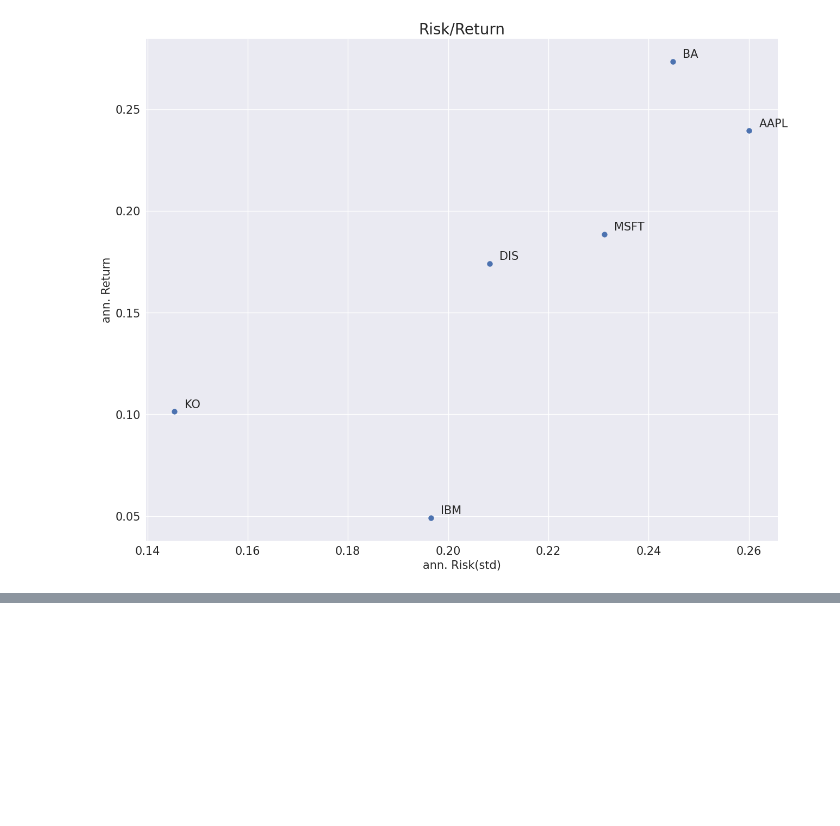
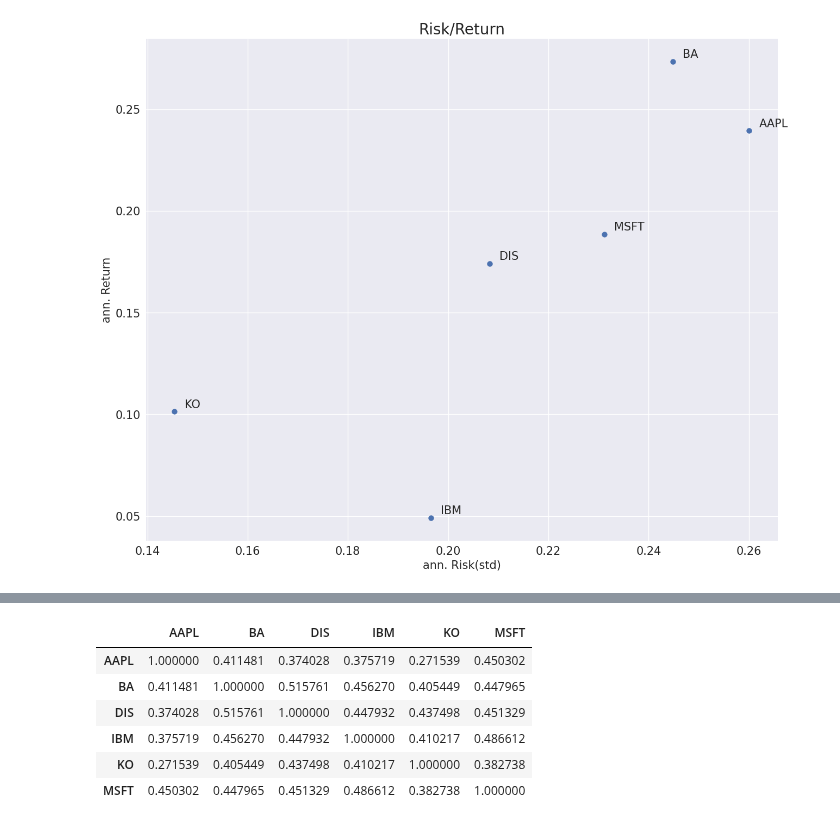
Before and after one commit to JamieW365/finance_projects, a Jupyter notebook: notebooks/essential_finance.ipynb, the cells around one changed output, grey strips where cells are left out. Drawn from its saved outputs; the diff is of its cells as text; code cells hidden in the pictures; blank space fills up the shorter version.

```diff
--- a/notebooks/essential_finance.ipynb
+++ b/notebooks/essential_finance.ipynb
@@ -528,0 +553,11 @@ plt.show()
+# %%
+# Calculating the correlations of returns
+df_ret.corr()
+# %% [output]
+|  | AAPL | BA | DIS | IBM | KO | MSFT |
+| AAPL | 1.000000 | 0.411481 | 0.374028 | 0.375719 | 0.271539 | 0.450302 |
+| BA | 0.411481 | 1.000000 | 0.515761 | 0.456270 | 0.405449 | 0.447965 |
+| DIS | 0.374028 | 0.515761 | 1.000000 | 0.447932 | 0.437498 | 0.451329 |
+| IBM | 0.375719 | 0.456270 | 0.447932 | 1.000000 | 0.410217 | 0.486612 |
+| KO | 0.271539 | 0.405449 | 0.437498 | 0.410217 | 1.000000 | 0.382738 |
+| MSFT | 0.450302 | 0.447965 | 0.451329 | 0.486612 | 0.382738 | 1.000000 |
```
Also changed, not shown: parts of 5 cells of this notebook.
